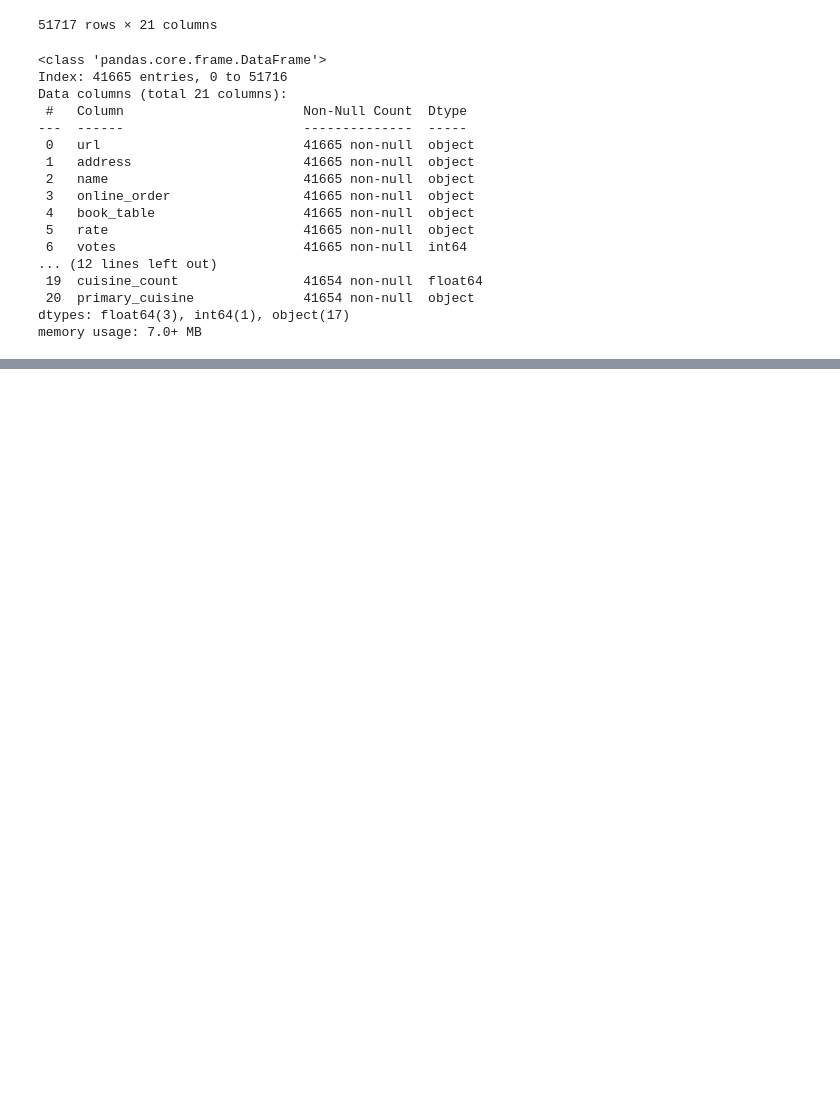
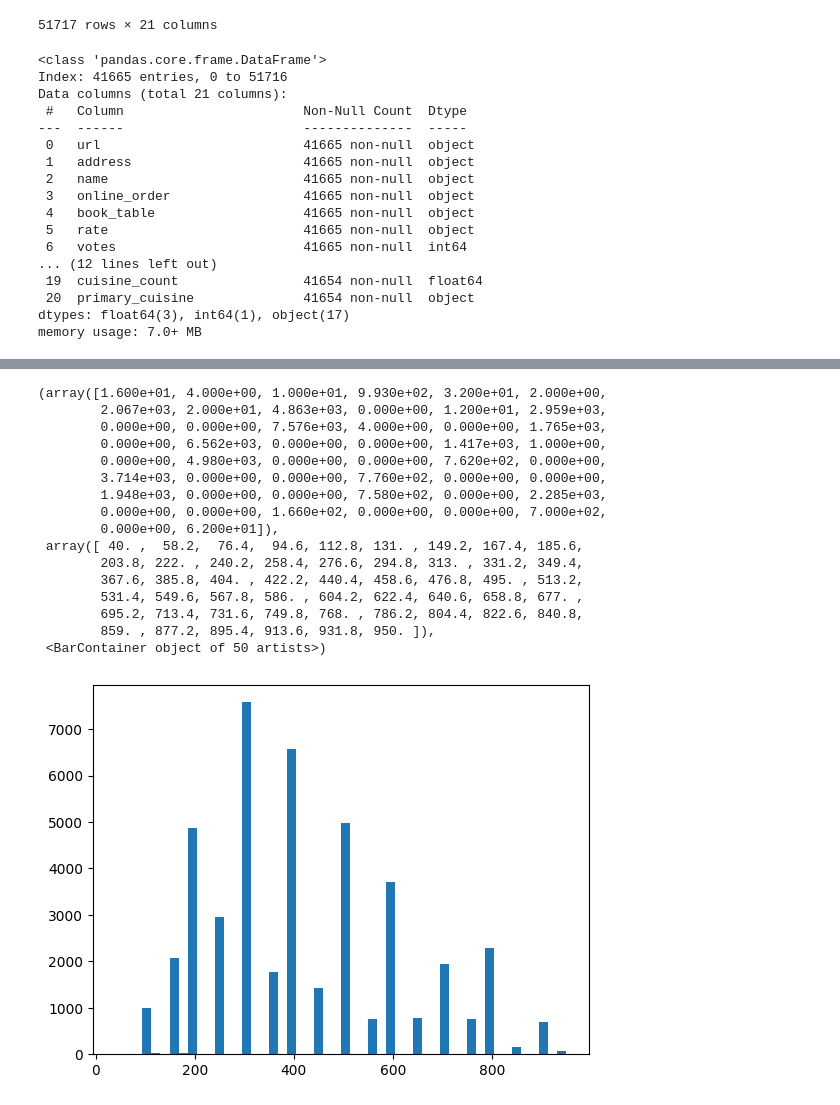
Before and after one commit to vikranthrach/IIT-Patna--AI-and-ML-Course, a Jupyter notebook: B2_EDA_Workshop.ipynb, the cells around one changed output, grey strips where cells are left out. Cells and saved outputs as stored; diff of their text form; code cells hidden in the pictures; blank space fills up the shorter version.

```diff
--- a/B2_EDA_Workshop.ipynb
+++ b/B2_EDA_Workshop.ipynb
@@ -319,0 +350,20 @@ memory usage: 7.0+ MB
+# %%
+plt.hist(df['cost_for_two'], bins=50)
+# %% [output]
+(array([1.600e+01, 4.000e+00, 1.000e+01, 9.930e+02, 3.200e+01, 2.000e+00,
+        2.067e+03, 2.000e+01, 4.863e+03, 0.000e+00, 1.200e+01, 2.959e+03,
+        0.000e+00, 0.000e+00, 7.576e+03, 4.000e+00, 0.000e+00, 1.765e+03,
+        0.000e+00, 6.562e+03, 0.000e+00, 0.000e+00, 1.417e+03, 1.000e+00,
+        0.000e+00, 4.980e+03, 0.000e+00, 0.000e+00, 7.620e+02, 0.000e+00,
+        3.714e+03, 0.000e+00, 0.000e+00, 7.760e+02, 0.000e+00, 0.000e+00,
+        1.948e+03, 0.000e+00, 0.000e+00, 7.580e+02, 0.000e+00, 2.285e+03,
+        0.000e+00, 0.000e+00, 1.660e+02, 0.000e+00, 0.000e+00, 7.000e+02,
+        0.000e+00, 6.200e+01]),
+ array([ 40. ,  58.2,  76.4,  94.6, 112.8, 131. , 149.2, 167.4, 185.6,
+        203.8, 222. , 240.2, 258.4, 276.6, 294.8, 313. , 331.2, 349.4,
+        367.6, 385.8, 404. , 422.2, 440.4, 458.6, 476.8, 495. , 513.2,
+        531.4, 549.6, 567.8, 586. , 604.2, 622.4, 640.6, 658.8, 677. ,
+        695.2, 713.4, 731.6, 749.8, 768. , 786.2, 804.4, 822.6, 840.8,
+        859. , 877.2, 895.4, 913.6, 931.8, 950. ]),
+ <BarContainer object of 50 artists>)
+[figure, added]
```
Also changed, not shown: parts of 28 cells of this notebook.
